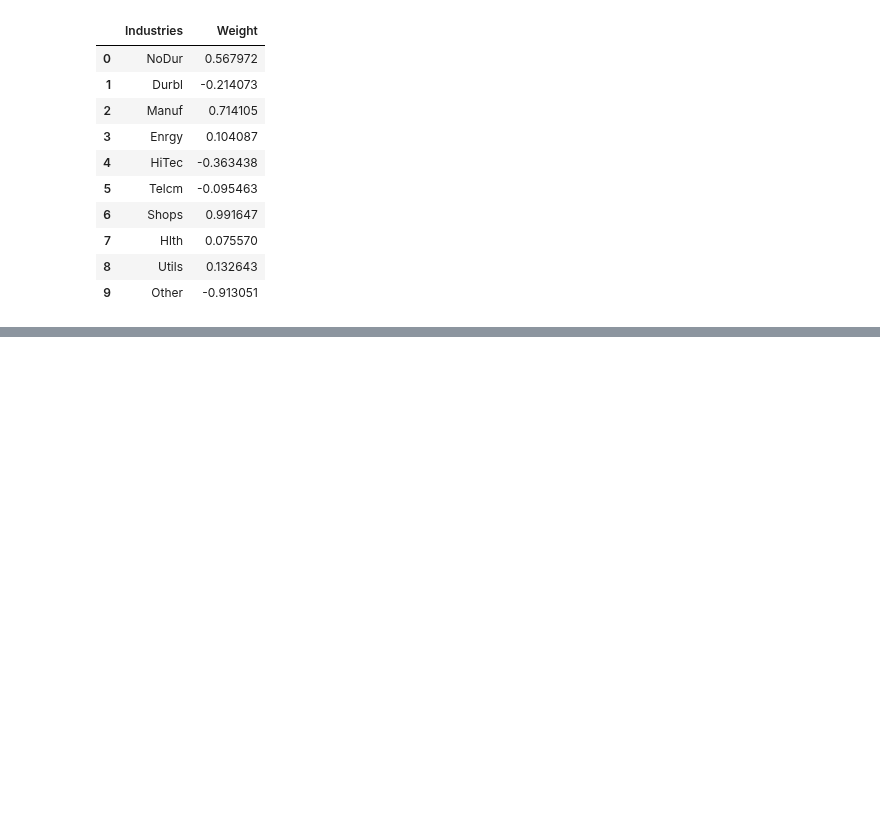
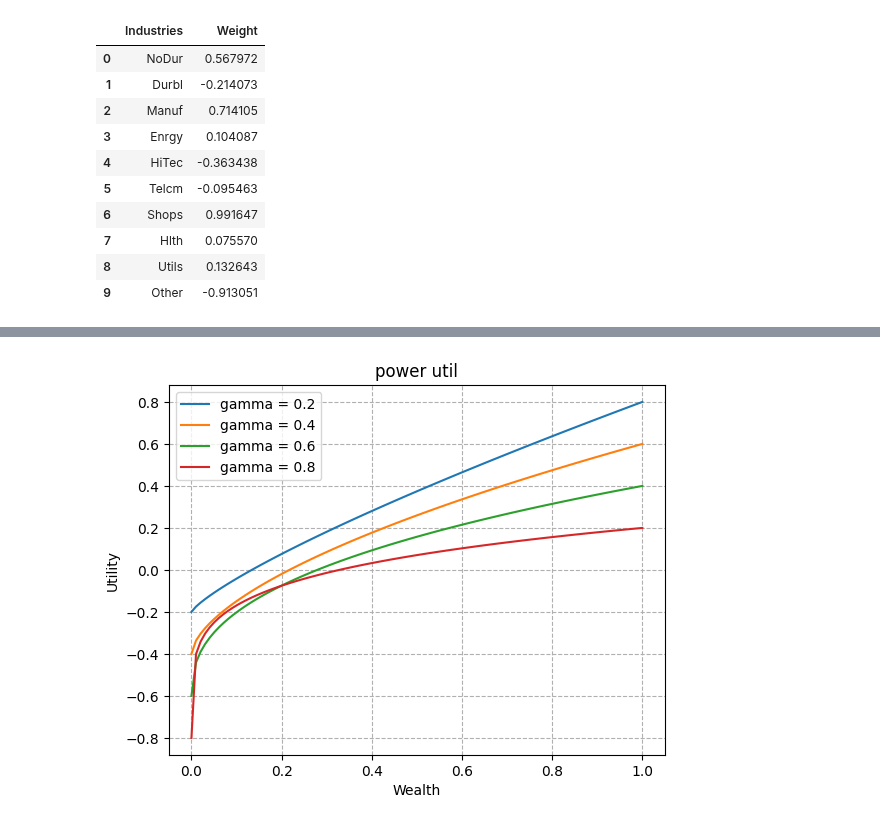
Before and after one commit to kilowiski/qf600, a Jupyter notebook: assignment_1/assignment1.ipynb, the cells around one changed output, grey strips where cells are left out. Drawn from its saved outputs; the diff is of its cells as text; code cells hidden in the pictures; blank space fills up the shorter version.

Commit message:
add util functions just in case

```diff
--- a/assignment_1/assignment1.ipynb
+++ b/assignment_1/assignment1.ipynb
@@ -319,0 +409,19 @@ tangent_portfolio_weights_df
+# %%
+# lets trial !
+W = np.linspace(0, 1, 100)
+gamma = [0.2, 0.4, 0.6, 0.8]
+utils = {}
+for g in gamma:
+    utils[g] = list(map(lambda wealth: power_utility(wealth, g), W))
+
+# lets plot
+f4, ax4 = plt.subplots(1)
+for key in utils.keys():
+    ax4.plot(W, utils[key], label=f"gamma = {key}")
+    ax4.set_ylabel("Utility")
+    ax4.set_xlabel("Wealth")
+    ax4.grid(linestyle="dashed")
+    ax4.set_title("power util")
+    ax4.legend()
+# %% [output]
+[figure, added]
```
Also changed, not shown: parts of 8 cells of this notebook.
